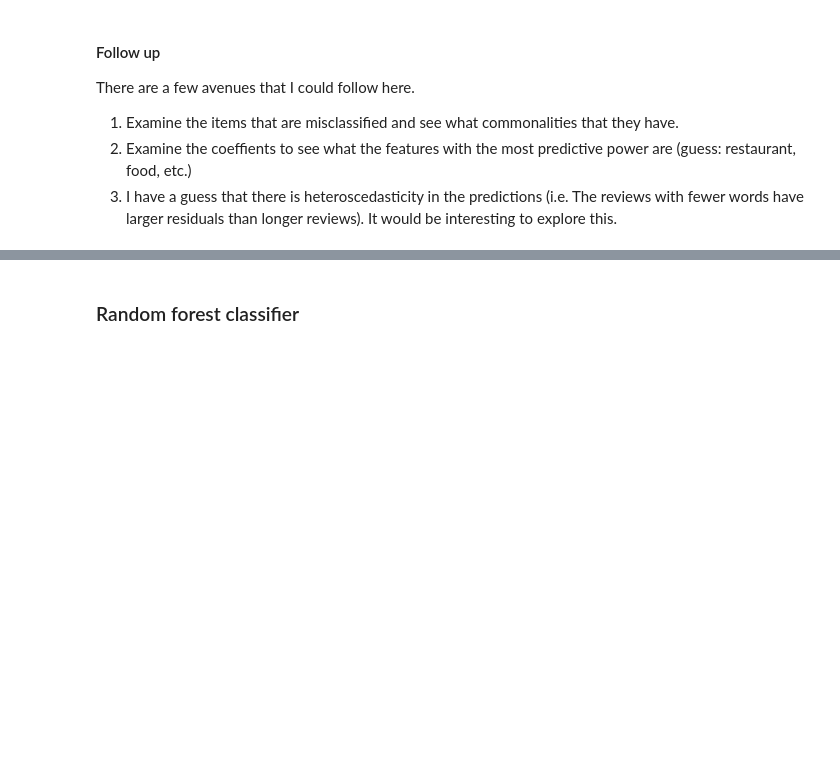
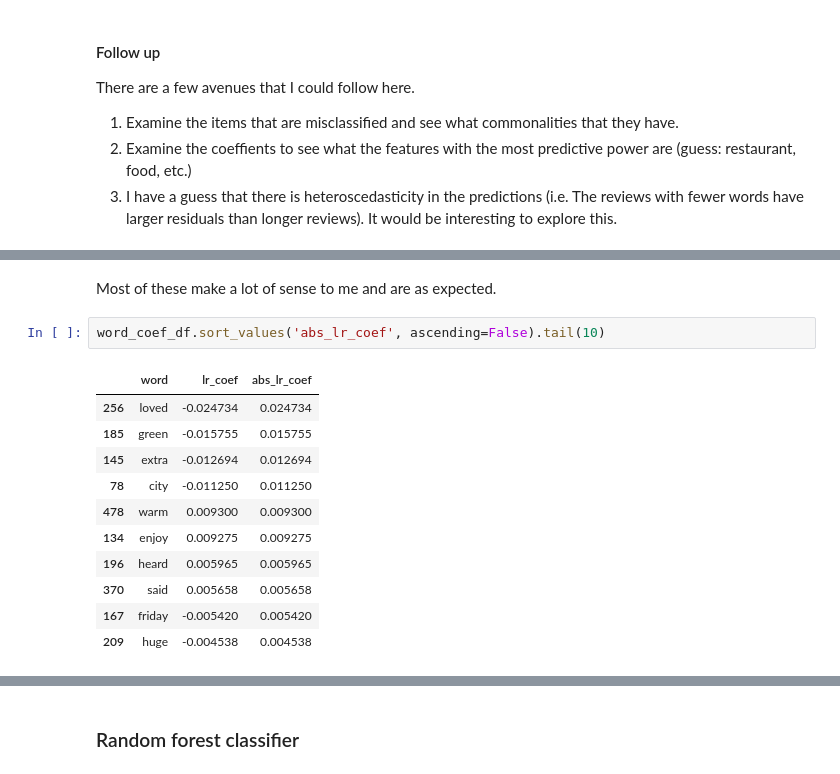
Before and after one commit to crredding/YelpDataset, a Jupyter notebook: RestaurantClassifier.ipynb, the cells around one changed output, grey strips where cells are left out. Saved outputs shown, nothing was run; the diff lists cells and outputs as text; blank space fills up the shorter version.

```diff
--- a/RestaurantClassifier.ipynb
+++ b/RestaurantClassifier.ipynb
@@ -157,0 +179,16 @@ There are a few avenues that I could follow here.
+# %% [markdown]
+Most of these make a lot of sense to me and are as expected.
+# %%
+word_coef_df.sort_values('abs_lr_coef', ascending=False).tail(10)
+# %% [output]
+|  | word | lr_coef | abs_lr_coef |
+| 256 | loved | -0.024734 | 0.024734 |
+| 185 | green | -0.015755 | 0.015755 |
+| 145 | extra | -0.012694 | 0.012694 |
+| 78 | city | -0.011250 | 0.011250 |
+| 478 | warm | 0.009300 | 0.009300 |
+| 134 | enjoy | 0.009275 | 0.009275 |
+| 196 | heard | 0.005965 | 0.005965 |
+| 370 | said | 0.005658 | 0.005658 |
+| 167 | friday | -0.005420 | 0.005420 |
+| 209 | huge | -0.004538 | 0.004538 |
```
Also changed, not shown: parts of 10 cells of this notebook.
